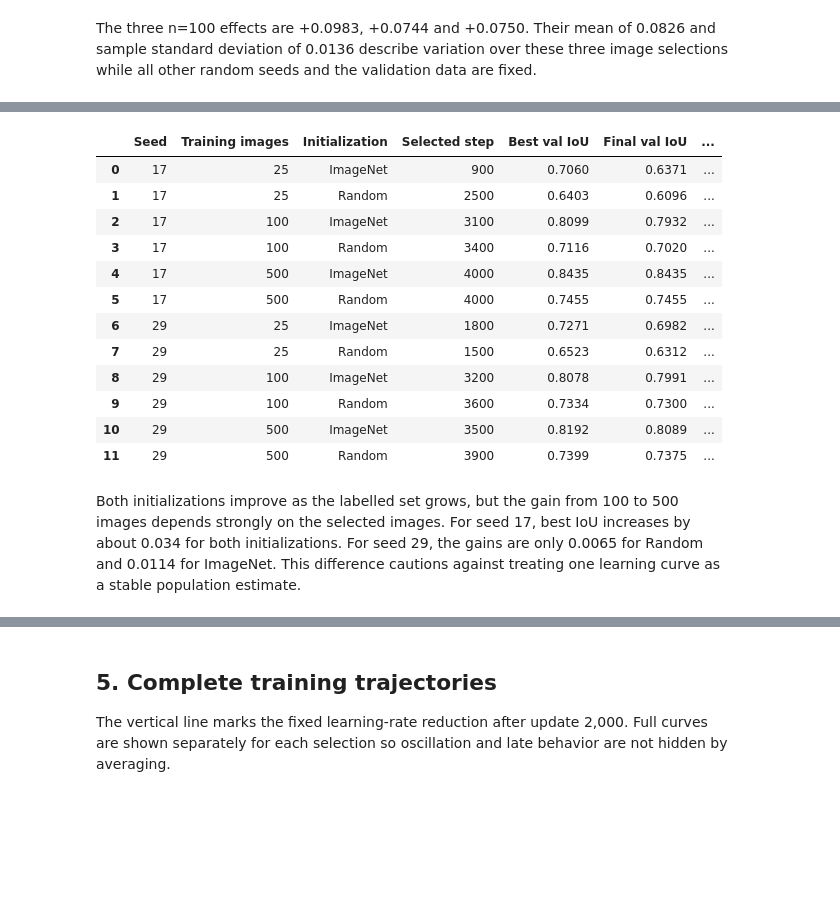
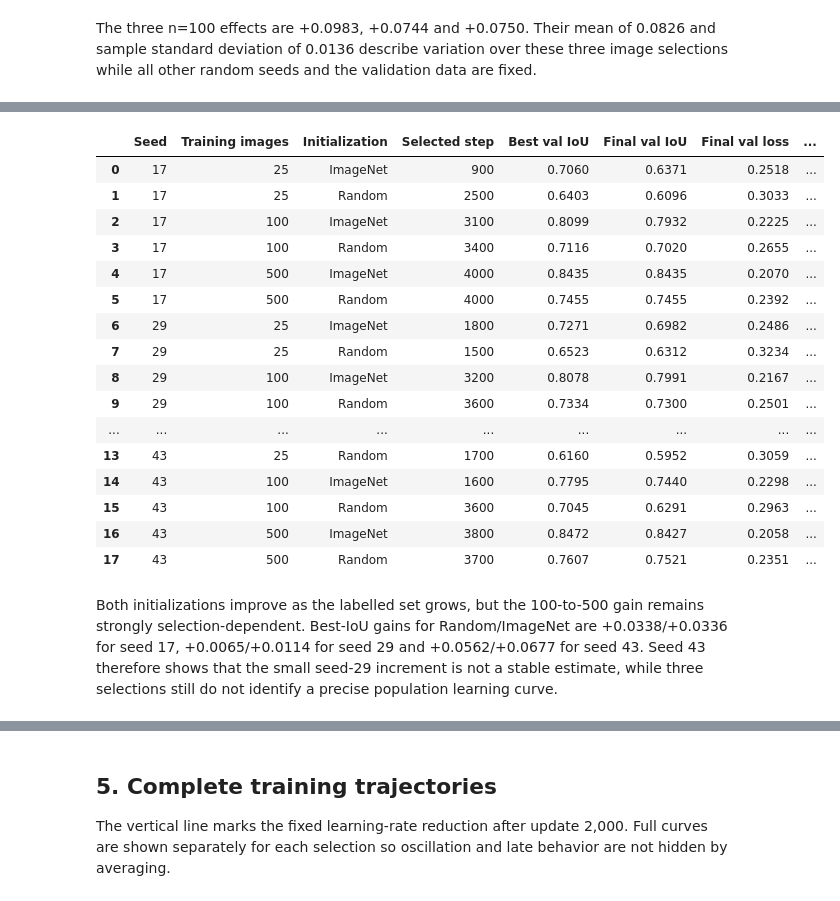
Before and after one commit to manuelmiddendorf/data-efficient-roof-segmentation, a Jupyter notebook: notebooks/07_external_replication_pilot.ipynb, the cells around one changed output, grey strips where cells are left out. Cells and saved outputs as stored; diff of their text form; code cells hidden in the pictures; blank space fills up the shorter version.

```diff
--- a/notebooks/07_external_replication_pilot.ipynb
+++ b/notebooks/07_external_replication_pilot.ipynb
@@ -87,32 +109,36 @@ display(Image(filename=ROOT / "reports/figures/07_whu_data_efficiency.png"))
 # %%
 columns = {
     "subset_seed": "Seed", "training_size": "Training images",
     "initialization": "Initialization", "best_step": "Selected step",
     "best_validation_iou": "Best val IoU", "last_validation_iou": "Final val IoU",
-    "selected_training_iou": "Selected train IoU",
-    "training_validation_iou_gap": "Train–val gap",
+    "last_validation_loss": "Final val loss", "selected_validation_dice": "Selected val Dice",
+    "selected_validation_ap_positive": "Selected positive AP",
+    "selected_training_iou": "Selected train IoU", "selected_training_loss": "Selected train loss",
+    "training_validation_iou_gap": "Train–val IoU gap",
 }
 main_results = RESULTS[list(columns)].rename(columns=columns).copy()
-main_results["Initialization"] = main_results["Initialization"].map(
-    {"random": "Random", "imagenet": "ImageNet"}
-)
+main_results["Initialization"] = main_results["Initialization"].map({"random": "Random", "imagenet": "ImageNet"})
 main_results.round(4)
 # %% [output]
-|  | Seed | Training images | Initialization | Selected step | Best val IoU | Final val IoU | ... |
-| 0 | 17 | 25 | ImageNet | 900 | 0.7060 | 0.6371 | ... |
-| 1 | 17 | 25 | Random | 2500 | 0.6403 | 0.6096 | ... |
-| 2 | 17 | 100 | ImageNet | 3100 | 0.8099 | 0.7932 | ... |
-| 3 | 17 | 100 | Random | 3400 | 0.7116 | 0.7020 | ... |
-| 4 | 17 | 500 | ImageNet | 4000 | 0.8435 | 0.8435 | ... |
-| 5 | 17 | 500 | Random | 4000 | 0.7455 | 0.7455 | ... |
-| 6 | 29 | 25 | ImageNet | 1800 | 0.7271 | 0.6982 | ... |
-| 7 | 29 | 25 | Random | 1500 | 0.6523 | 0.6312 | ... |
-| 8 | 29 | 100 | ImageNet | 3200 | 0.8078 | 0.7991 | ... |
-| 9 | 29 | 100 | Random | 3600 | 0.7334 | 0.7300 | ... |
-| 10 | 29 | 500 | ImageNet | 3500 | 0.8192 | 0.8089 | ... |
-| 11 | 29 | 500 | Random | 3900 | 0.7399 | 0.7375 | ... |
+|  | Seed | Training images | Initialization | Selected step | Best val IoU | Final val IoU | Final val loss | ... |
+| 0 | 17 | 25 | ImageNet | 900 | 0.7060 | 0.6371 | 0.2518 | ... |
+| 1 | 17 | 25 | Random | 2500 | 0.6403 | 0.6096 | 0.3033 | ... |
+| 2 | 17 | 100 | ImageNet | 3100 | 0.8099 | 0.7932 | 0.2225 | ... |
+| 3 | 17 | 100 | Random | 3400 | 0.7116 | 0.7020 | 0.2655 | ... |
+| 4 | 17 | 500 | ImageNet | 4000 | 0.8435 | 0.8435 | 0.2070 | ... |
+| 5 | 17 | 500 | Random | 4000 | 0.7455 | 0.7455 | 0.2392 | ... |
+| 6 | 29 | 25 | ImageNet | 1800 | 0.7271 | 0.6982 | 0.2486 | ... |
+| 7 | 29 | 25 | Random | 1500 | 0.6523 | 0.6312 | 0.3234 | ... |
+| 8 | 29 | 100 | ImageNet | 3200 | 0.8078 | 0.7991 | 0.2167 | ... |
+| 9 | 29 | 100 | Random | 3600 | 0.7334 | 0.7300 | 0.2501 | ... |
+| ... | ... | ... | ... | ... | ... | ... | ... | ... |
+| 13 | 43 | 25 | Random | 1700 | 0.6160 | 0.5952 | 0.3059 | ... |
+| 14 | 43 | 100 | ImageNet | 1600 | 0.7795 | 0.7440 | 0.2298 | ... |
+| 15 | 43 | 100 | Random | 3600 | 0.7045 | 0.6291 | 0.2963 | ... |
+| 16 | 43 | 500 | ImageNet | 3800 | 0.8472 | 0.8427 | 0.2058 | ... |
+| 17 | 43 | 500 | Random | 3700 | 0.7607 | 0.7521 | 0.2351 | ... |
 # %% [markdown]
-Both initializations improve as the labelled set grows, but the gain from 100 to 500 images depends strongly on the selected images. For seed 17, best IoU increases by about 0.034 for both initializations. For seed 29, the gains are only 0.0065 for Random and 0.0114 for ImageNet. This difference cautions against treating one learning curve as a stable population estimate.
+Both initializations improve as the labelled set grows, but the 100-to-500 gain remains strongly selection-dependent. Best-IoU gains for Random/ImageNet are +0.0338/+0.0336 for seed 17, +0.0065/+0.0114 for seed 29 and +0.0562/+0.0677 for seed 43. Seed 43 therefore shows that the small seed-29 increment is not a stable estimate, while three selections still do not identify a precise population learning curve.
 # %%
 display(EFFECTS.round(4))
 display(GAINS.round(4))
```
Also changed, not shown: parts of 18 cells of this notebook, 22 other files.
